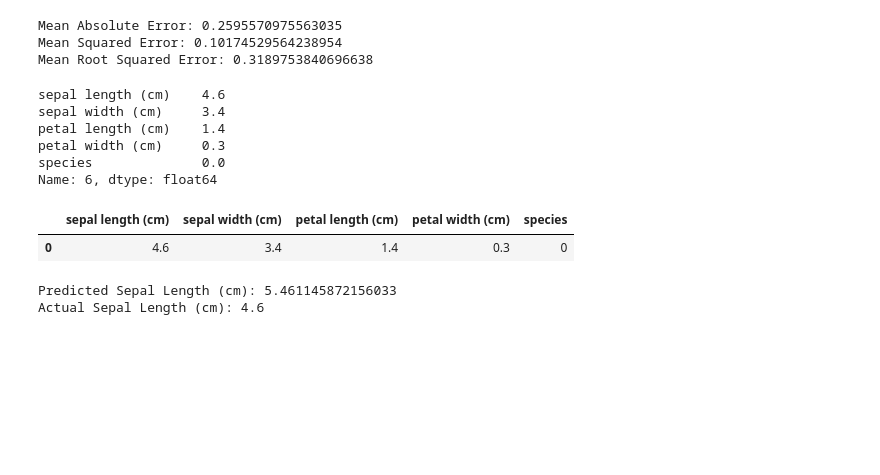
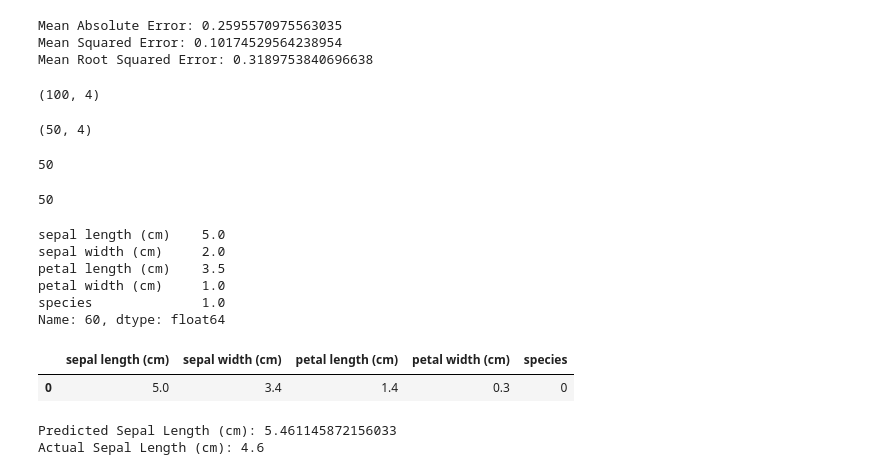
Before and after one commit to kastrahl/Data-science, a Jupyter notebook: DA6.ipynb, the cells around one changed output. Cells and saved outputs as stored; diff of their text form; code cells hidden in the pictures; blank space fills up the shorter version.

```diff
--- a/DA6.ipynb
+++ b/DA6.ipynb
@@ -90,26 +92,42 @@ print('Mean Root Squared Error:', np.sqrt(mean_squared_error(y_test, pred)))
 Mean Absolute Error: 0.2595570975563035
 Mean Squared Error: 0.10174529564238954
 Mean Root Squared Error: 0.3189753840696638
+# %%
+X_train.shape
+# %% [output]
+(100, 4)
+# %%
+X_test.shape
+# %% [output]
+(50, 4)
+# %%
+y_test.size
+# %% [output]
+50
+# %%
+pred.size
+# %% [output]
+50
 # %%
-iris_df.loc[6]
+iris_df.loc[60]
 # %% [output]
-sepal length (cm)    4.6
-sepal width (cm)     3.4
-petal length (cm)    1.4
-petal width (cm)     0.3
-species              0.0
-Name: 6, dtype: float64
+sepal length (cm)    5.0
+sepal width (cm)     2.0
+petal length (cm)    3.5
+petal width (cm)     1.0
+species              1.0
+Name: 60, dtype: float64
 # %%
-d = {'sepal length (cm)' : [4.6],
+d = {'sepal length (cm)' : [5.0],
     'sepal width (cm)' : [3.4],
     'petal length (cm)' : [1.4],
     'petal width (cm)' : [0.3],
     'species' : 0}
 test_df = pd.DataFrame(data= d)
 test_df
 # %% [output]
 |  | sepal length (cm) | sepal width (cm) | petal length (cm) | petal width (cm) | species |
-| 0 | 4.6 | 3.4 | 1.4 | 0.3 | 0 |
+| 0 | 5.0 | 3.4 | 1.4 | 0.3 | 0 |
 # %%
 pred = lr.predict(X_test)
 print('Predicted Sepal Length (cm):', pred[0])
```
Also changed, not shown: parts of 3 cells of this notebook.
